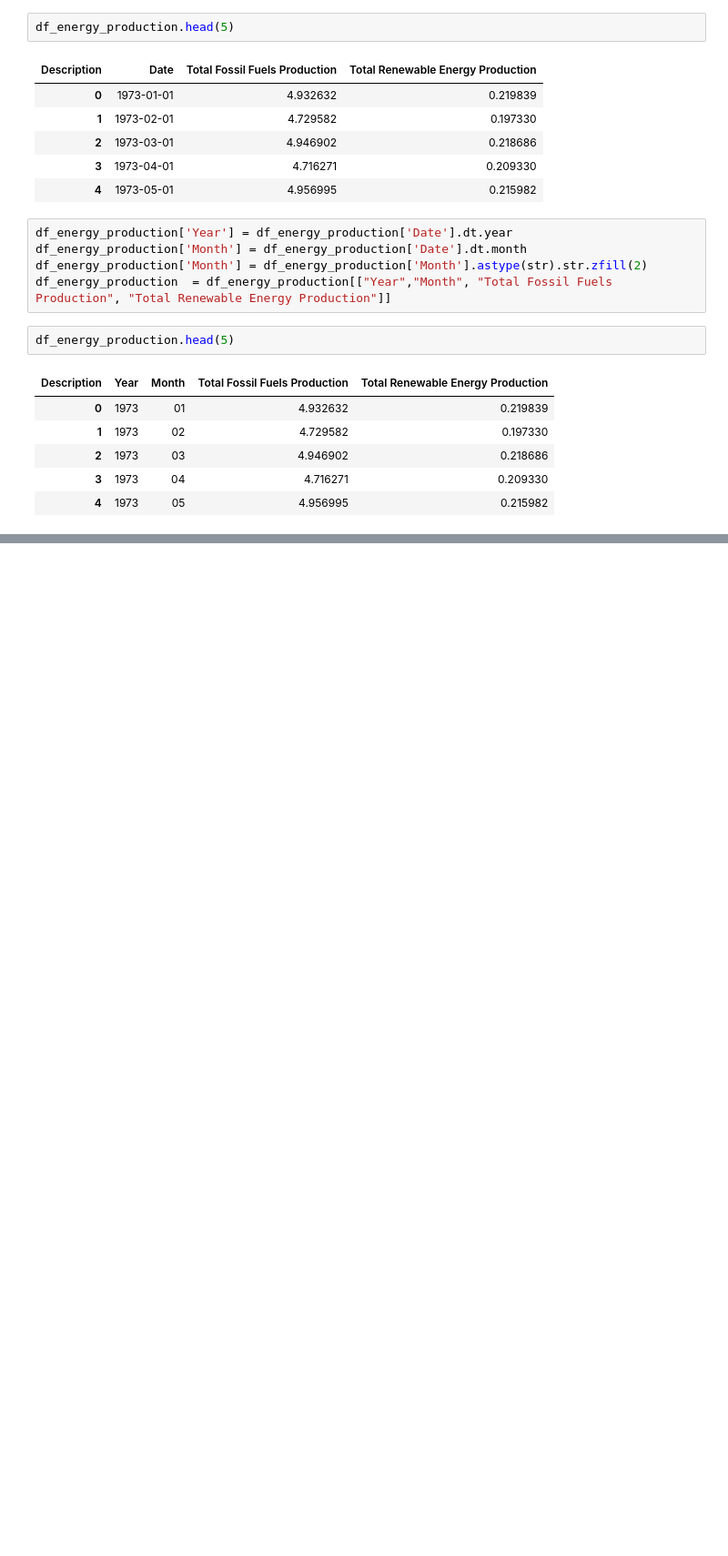
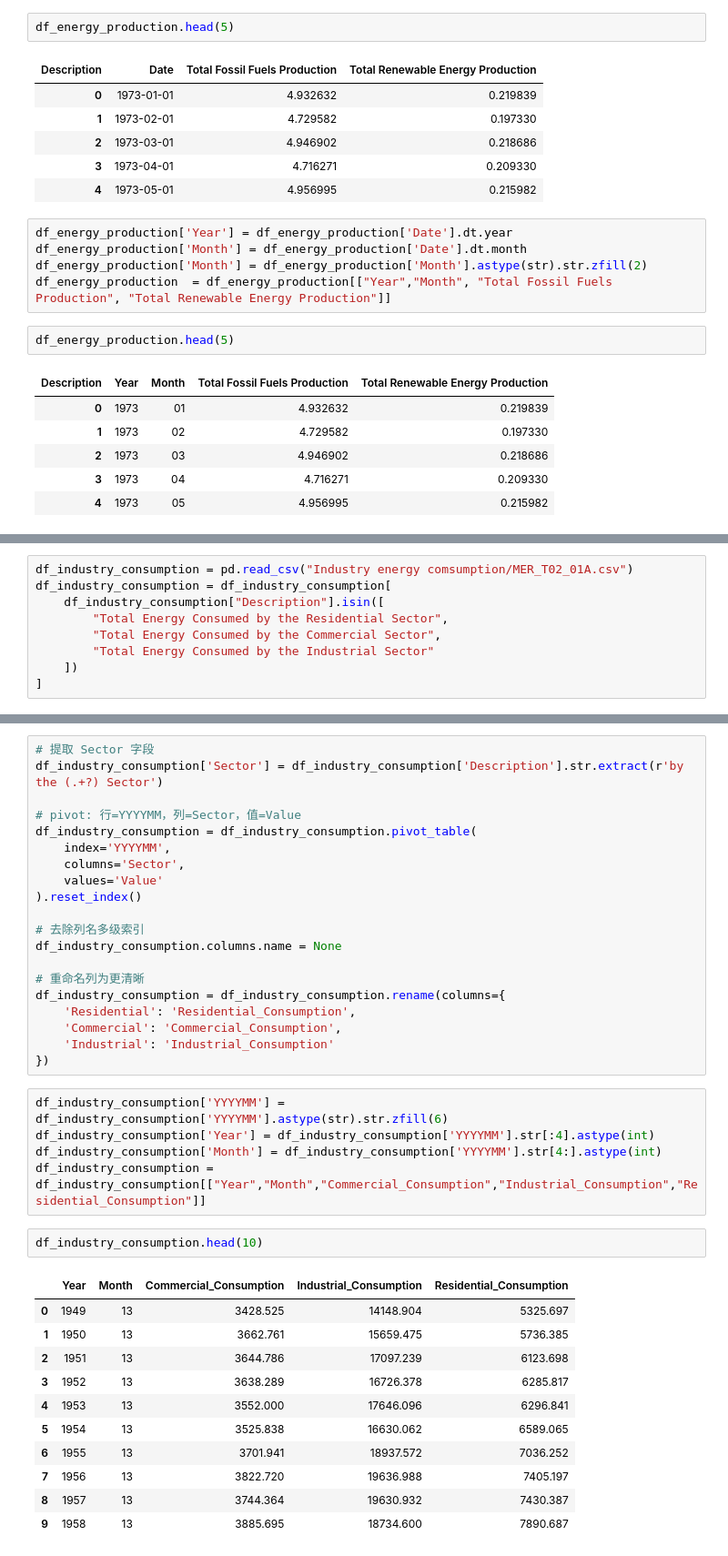
Before and after one commit to Michael0Sun/Sta457-Project, a Jupyter notebook: EIA_Data/Concatenation.ipynb, the cells around one changed output, grey strips where cells are left out. Shown at 91% size. Saved outputs shown, nothing was run; the diff lists cells and outputs as text; blank space fills up the shorter version.

Commit message:
industrial energy consumption complete, cleaned data csv uploaded

```diff
--- a/EIA_Data/Concatenation.ipynb
+++ b/EIA_Data/Concatenation.ipynb
@@ -185,0 +192,9 @@ df_merged.head(12)
+# %%
+df_industry_consumption = pd.read_csv("Industry energy comsumption/MER_T02_01A.csv")
+df_industry_consumption = df_industry_consumption[
+    df_industry_consumption["Description"].isin([
+        "Total Energy Consumed by the Residential Sector",
+        "Total Energy Consumed by the Commercial Sector",
+        "Total Energy Consumed by the Industrial Sector"
+    ])
+]
@@ -185,0 +210,39 @@ df_merged.head(12)
+# %%
+# 提取 Sector 字段
+df_industry_consumption['Sector'] = df_industry_consumption['Description'].str.extract(r'by the (.+?) Sector')
+
+# pivot: 行=YYYYMM，列=Sector，值=Value
+df_industry_consumption = df_industry_consumption.pivot_table(
+    index='YYYYMM',
+    columns='Sector',
+    values='Value'
+).reset_index()
+
+# 去除列名多级索引
+df_industry_consumption.columns.name = None
+
+# 重命名列为更清晰
+df_industry_consumption = df_industry_consumption.rename(columns={
+    'Residential': 'Residential_Consumption',
+    'Commercial': 'Commercial_Consumption',
+    'Industrial': 'Industrial_Consumption'
+})
+# %%
+df_industry_consumption['YYYYMM'] = df_industry_consumption['YYYYMM'].astype(str).str.zfill(6)
+df_industry_consumption['Year'] = df_industry_consumption['YYYYMM'].str[:4].astype(int)
+df_industry_consumption['Month'] = df_industry_consumption['YYYYMM'].str[4:].astype(int)
+df_industry_consumption = df_industry_consumption[["Year","Month","Commercial_Consumption","Industrial_Consumption","Residential_Consumption"]]
+# %%
+df_industry_consumption.head(10)
+# %% [output]
+|  | Year | Month | Commercial_Consumption | Industrial_Consumption | Residential_Consumption |
+| 0 | 1949 | 13 | 3428.525 | 14148.904 | 5325.697 |
+| 1 | 1950 | 13 | 3662.761 | 15659.475 | 5736.385 |
+| 2 | 1951 | 13 | 3644.786 | 17097.239 | 6123.698 |
+| 3 | 1952 | 13 | 3638.289 | 16726.378 | 6285.817 |
+| 4 | 1953 | 13 | 3552.000 | 17646.096 | 6296.841 |
+| 5 | 1954 | 13 | 3525.838 | 16630.062 | 6589.065 |
+| 6 | 1955 | 13 | 3701.941 | 18937.572 | 7036.252 |
+| 7 | 1956 | 13 | 3822.720 | 19636.988 | 7405.197 |
+| 8 | 1957 | 13 | 3744.364 | 19630.932 | 7430.387 |
+| 9 | 1958 | 13 | 3885.695 | 18734.600 | 7890.687 |
```
Also changed, not shown: parts of 8 cells of this notebook, 2 other files.
